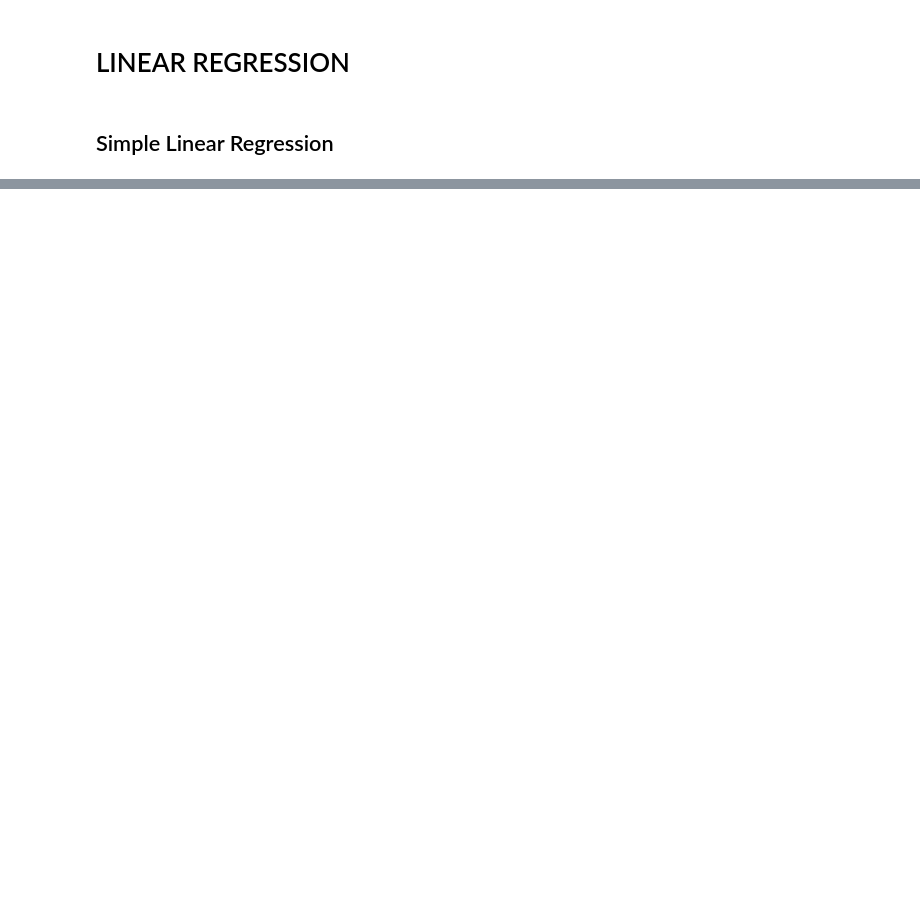
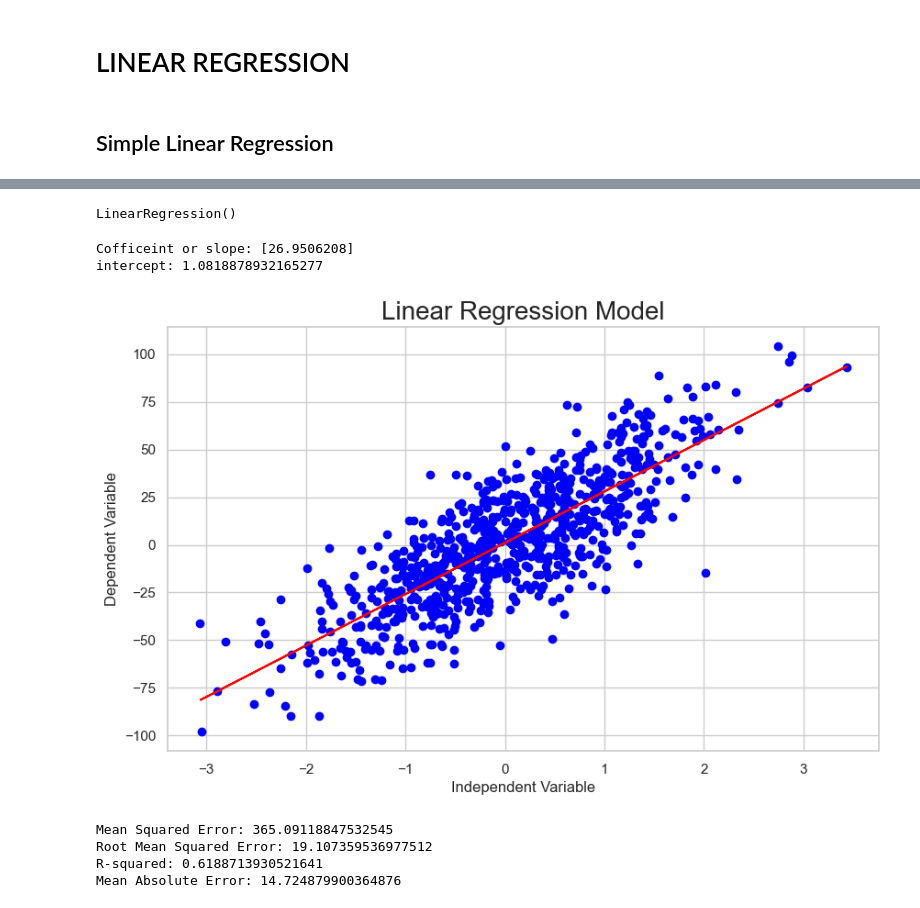
Before and after one commit to DhruTewa/Machine_Learning_Algorithm_Implementation, a Jupyter notebook: Notebooks/Linear_Regression.ipynb, the cells around one changed output, grey strips where cells are left out. Saved outputs shown, nothing was run; the diff lists cells and outputs as text; code cells hidden in the pictures; blank space fills up the shorter version.

```diff
--- a/Notebooks/Linear_Regression.ipynb
+++ b/Notebooks/Linear_Regression.ipynb
@@ -268,0 +475,30 @@ Final parameters: [[1.25853334]
+# %%
+# Standardize the data
+from sklearn.preprocessing import StandardScaler
+scaler = StandardScaler()
+X_train = scaler.fit_transform(X_train)
+X_test = scaler.transform(X_test)
+# %%
+# Create a linear regression model
+from sklearn.linear_model import LinearRegression
+model = LinearRegression()
+model.fit(X_train, y_train)
+# %% [output]
+LinearRegression()
+# %%
+print("Cofficeint or slope:",model.coef_),
+print("intercept:",model.intercept_)
+# %% [output]
+Cofficeint or slope: [26.9506208]
+intercept: 1.0818878932165277
+# %%
+# plot the regression line
+plt.figure(figsize=(10, 6))
+plt.scatter(X_train, y_train, color='blue')
+plt.plot(X_train, model.predict(X_train), color='red')
+plt.title('Linear Regression Model',fontdict={'fontsize': 20, 'fontweight': 'medium'})
+plt.xlabel('Independent Variable')
+plt.ylabel('Dependent Variable')
+plt.show()
+# %% [output]
+[figure, added]
@@ -268,0 +508,16 @@ Final parameters: [[1.25853334]
+# %%
+#performance metrics
+from sklearn.metrics import mean_squared_error, r2_score, mean_absolute_error
+mse = mean_squared_error(y_test, y_pred)
+rmse = np.sqrt(mse)
+r2 = r2_score(y_test, y_pred)
+mae = mean_absolute_error(y_test, y_pred)
+print('Mean Squared Error:', mse)
+print('Root Mean Squared Error:', rmse)
+print('R-squared:', r2)
+print('Mean Absolute Error:', mae)
+# %% [output]
+Mean Squared Error: 365.09118847532545
+Root Mean Squared Error: 19.107359536977512
+R-squared: 0.6188713930521641
+Mean Absolute Error: 14.724879900364876
```
Also changed, not shown: parts of 19 cells of this notebook, 1 other file.
